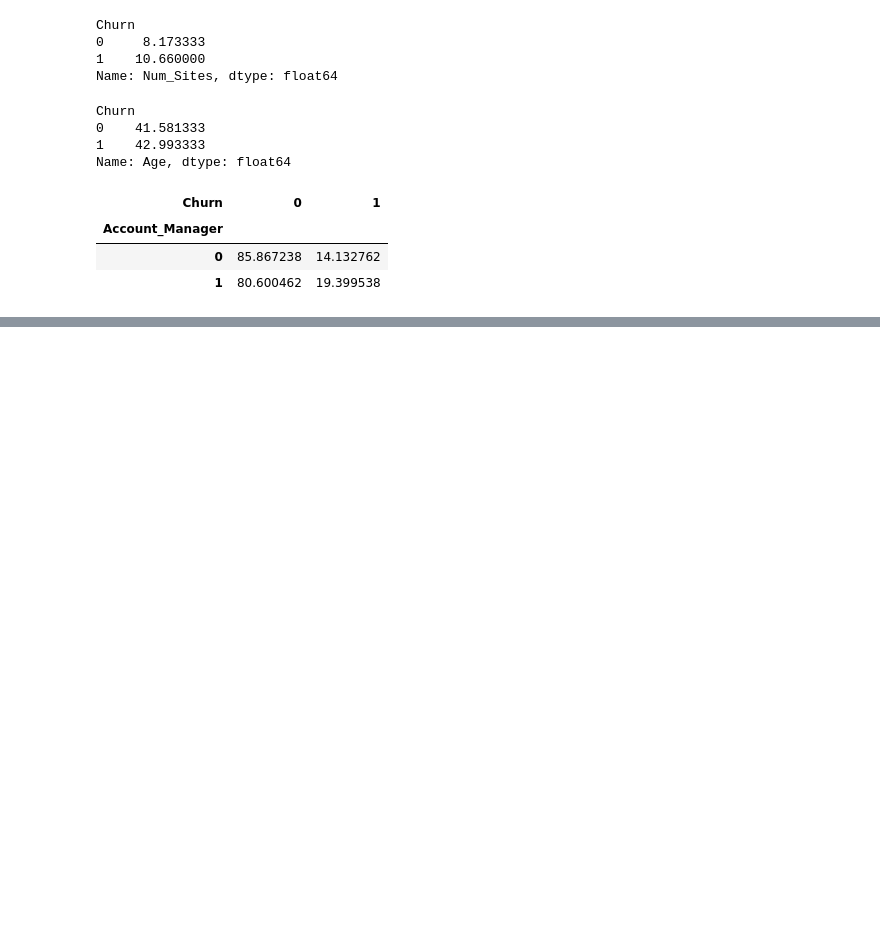
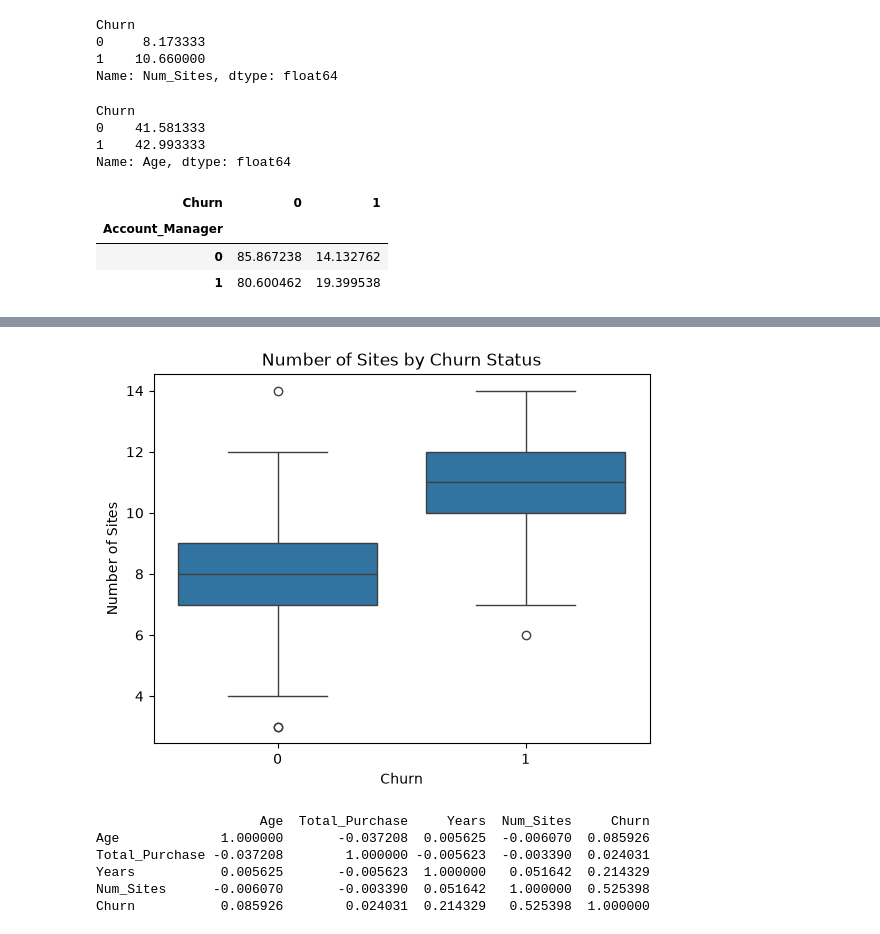
Before and after one commit to kanishkksinghh/Exploratory-Data-Anaylsis, a Jupyter notebook: notebooks/customer_churn.ipynb, the cells around one changed output, grey strips where cells are left out. Saved outputs shown, nothing was run; the diff lists cells and outputs as text; code cells hidden in the pictures; blank space fills up the shorter version.

```diff
--- a/notebooks/customer_churn.ipynb
+++ b/notebooks/customer_churn.ipynb
@@ -189,0 +232,33 @@ pd.crosstab(
+# %%
+sns.boxplot(
+    data=df,
+    x="Churn",
+    y="Num_Sites"
+)
+
+plt.title("Number of Sites by Churn Status")
+plt.xlabel("Churn")
+plt.ylabel("Number of Sites")
+
+plt.show()
+# %% [output]
+[figure, added]
+# %%
+numeric_columns = [
+    "Age",
+    "Total_Purchase",
+    "Years",
+    "Num_Sites",
+    "Churn"
+]
+
+correlation = df[numeric_columns].corr()
+
+print(correlation)
+# %% [output]
+                     Age  Total_Purchase     Years  Num_Sites     Churn
+Age             1.000000       -0.037208  0.005625  -0.006070  0.085926
+Total_Purchase -0.037208        1.000000 -0.005623  -0.003390  0.024031
+Years           0.005625       -0.005623  1.000000   0.051642  0.214329
+Num_Sites      -0.006070       -0.003390  0.051642   1.000000  0.525398
+Churn           0.085926        0.024031  0.214329   0.525398  1.000000
```
Also changed, not shown: parts of 9 cells of this notebook.
